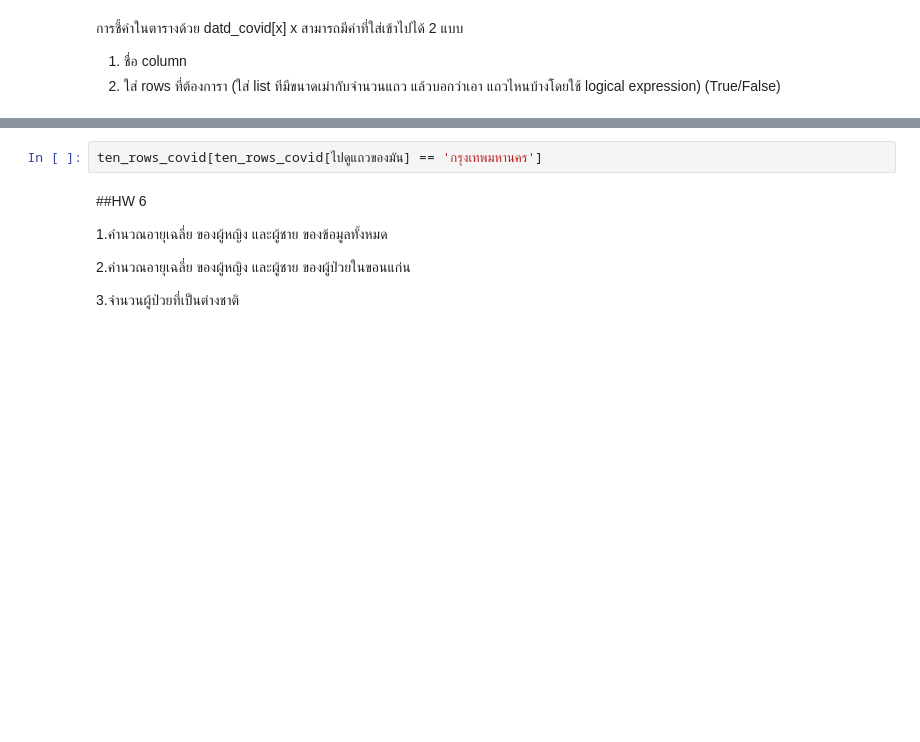
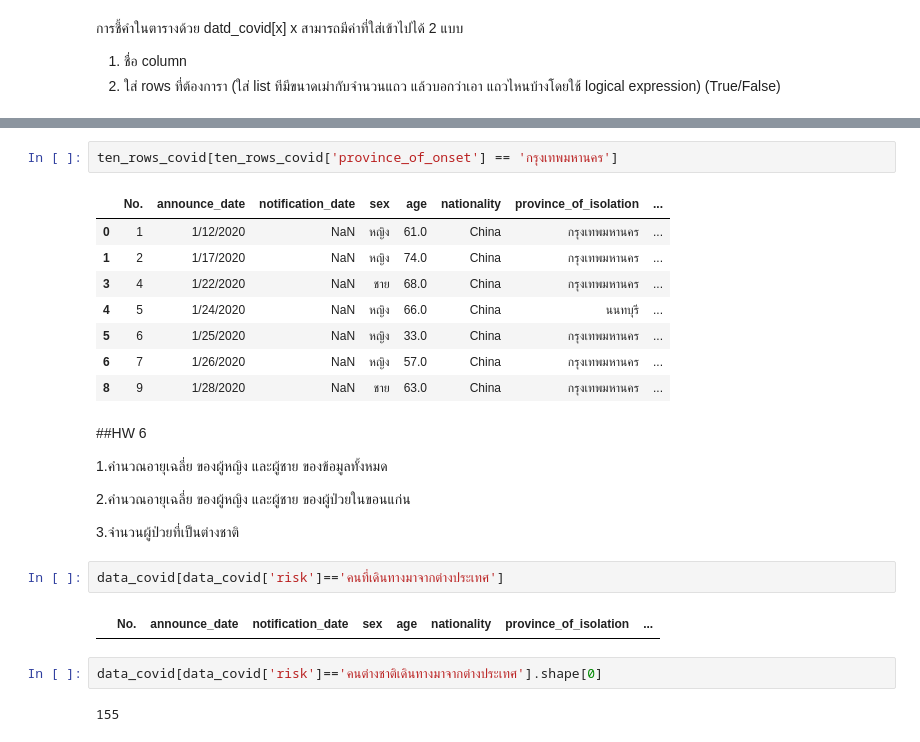
Before and after one commit to jiriyaporn/data_viz, a Jupyter notebook: Pandas_101.ipynb, the cells around one changed output, grey strips where cells are left out. Saved outputs shown, nothing was run; the diff lists cells and outputs as text; blank space fills up the shorter version.

```diff
--- a/Pandas_101.ipynb
+++ b/Pandas_101.ipynb
@@ -79,5 +180,14 @@ ten_rows_covid[ไปดูแถวของมัน] == 'กรุงเท
 # %%
-ten_rows_covid[ten_rows_covid[ไปดูแถวของมัน] == 'กรุงเทพมหานคร']
+ten_rows_covid[ten_rows_covid['province_of_onset'] == 'กรุงเทพมหานคร']
+# %% [output]
+|  | No. | announce_date | notification_date | sex | age | nationality | province_of_isolation | ... |
+| 0 | 1 | 1/12/2020 | NaN | หญิง | 61.0 | China | กรุงเทพมหานคร | ... |
+| 1 | 2 | 1/17/2020 | NaN | หญิง | 74.0 | China | กรุงเทพมหานคร | ... |
+| 3 | 4 | 1/22/2020 | NaN | ชาย | 68.0 | China | กรุงเทพมหานคร | ... |
+| 4 | 5 | 1/24/2020 | NaN | หญิง | 66.0 | China | นนทบุรี | ... |
+| 5 | 6 | 1/25/2020 | NaN | หญิง | 33.0 | China | กรุงเทพมหานคร | ... |
+| 6 | 7 | 1/26/2020 | NaN | หญิง | 57.0 | China | กรุงเทพมหานคร | ... |
+| 8 | 9 | 1/28/2020 | NaN | ชาย | 63.0 | China | กรุงเทพมหานคร | ... |
 # %% [markdown]
 ##HW 6
 
@@ -86,3 +196,11 @@ ten_rows_covid[ten_rows_covid[ไปดูแถวของมัน] == 'ก
 2.คำนวณอายุเฉลี่ย ของผู้หญิง และผู้ชาย ของผู้ป่วยในขอนแก่น
 
 3.จำนวนผู้ป่วยที่เป็นต่างชาติ
+# %%
+data_covid[data_covid['risk']=='คนที่เดินทางมาจากต่างประเทศ']
+# %% [output]
+|  | No. | announce_date | notification_date | sex | age | nationality | province_of_isolation | ... |
+# %%
+data_covid[data_covid['risk']=='คนต่างชาติเดินทางมาจากต่างประเทศ'].shape[0]
+# %% [output]
+155
```
Also changed, not shown: parts of 15 cells of this notebook.
